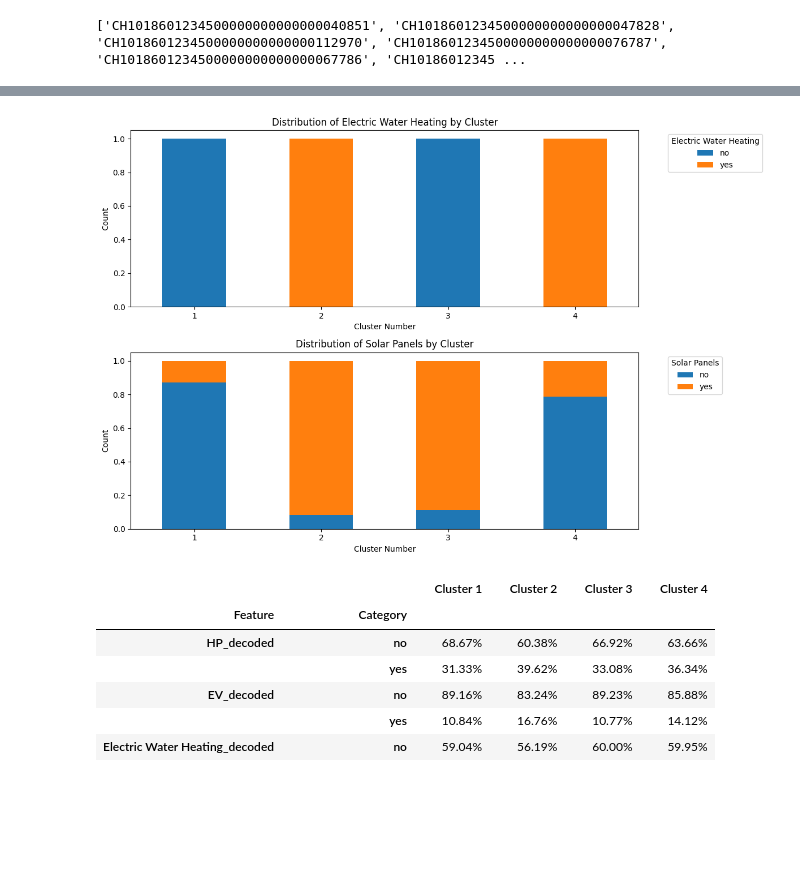
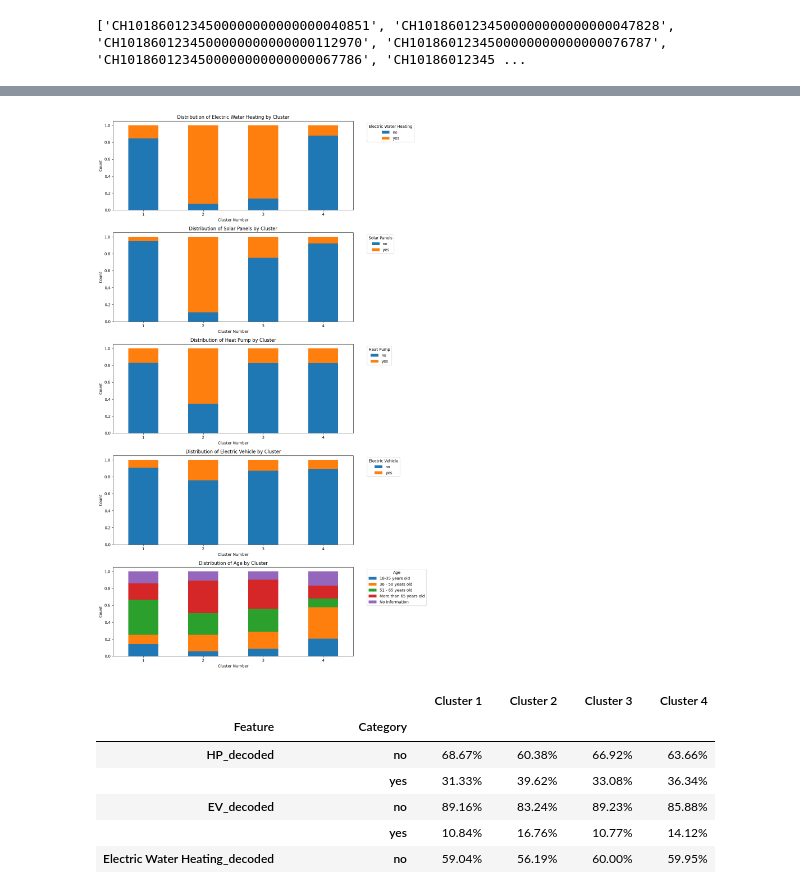
Before and after one commit to jasigrist/Customer_Segmentation_Lantern, a Jupyter notebook: KPrototypes/kPrototypes_Clustering.ipynb, the cells around one changed output, grey strips where cells are left out. Cells and saved outputs as stored; diff of their text form; code cells hidden in the pictures; blank space fills up the shorter version.

```diff
--- a/KPrototypes/kPrototypes_Clustering.ipynb
+++ b/KPrototypes/kPrototypes_Clustering.ipynb
@@ -56,7 +56,7 @@ Shape of the 3D array: (1464, 96, 1)
 # %%
 #read the file according to the filenames extracted before
 
-result_df = pl.read_csv(f'/Users/jansigrist/Documents/SP/Customer_Segmentation_Lantern/Results/hourly_avg_clustering_summer_category.csv')
+result_df = pl.read_csv(f'/Users/jansigrist/Documents/SP/Customer_Segmentation_Lantern/Results/hourly_avg_clustering_category.csv')
 
 order_dict = {house_id: i for i, house_id in enumerate(filename_list)}
 
@@ -89,6 +117,6 @@ print(ordered_result_df['house_id'].to_list()[:15])  # Preview first 10 house ID
 # %%
 # 5. Specify the categorical feature column indices (the last 3 columns)
-categorical_indices = list(range(combined_data.shape[1] - 3, combined_data.shape[1]))
+categorical_indices = list(range(combined_data.shape[1] - 5, combined_data.shape[1]))
 
 cluster_range = range(2, 17)  # Try 2-10 clusters
 
@@ -100,7 +128,7 @@ for n_clusters in cluster_range:
         init='Cao',
         verbose=0,
         max_iter=200,
-        gamma=5,
+        gamma=0,
         random_state=42,
         n_init=10
     )
@@ -146,7 +174,7 @@ kproto = KPrototypes(
     init='Cao',
     verbose=0,
     max_iter=200,
-    gamma=5,
+    gamma=2,
     random_state=42,
     n_init=10
 )
@@ -183,0 +216,22 @@ Cluster 4 size: 220
+# %%
+#decoded_categories = combined_data[:, -1].tolist()
+from pandas.api.types import CategoricalDtype
+
+decoded_age = pd.Series(combined_data[:, -1], dtype="object")
+age_cat_type = CategoricalDtype(categories=age_categories, ordered=False)
+decoded_age = decoded_age.astype(age_cat_type)
+
+#print(decoded_age)
+
+# Create DataFrame with cluster labels and decoded categorical feature
+df = pd.DataFrame({
+    'cluster': clusters,
+    'Age' : decoded_age.tolist(),
+    'Electric Water Heating': combined_data[:, -5].tolist(),
+    'Solar Panels': combined_data[:, -4].tolist(),
+    'Heat Pump': combined_data[:, -3].tolist(),
+    'Electric Vehicle': combined_data[:, -2].tolist(),
+})
+
+#df.insert(len(df.columns), 'Age', decoded_age.tolist())
+print(df.head())
@@ -184,45 +252,38 @@ Cluster 4 size: 220
 # %%
-#decoded_categories = combined_data[:, -1].tolist()
 
-# Create DataFrame with cluster labels and decoded categorical feature
-df = pd.DataFrame({
-    'cluster': clusters,
-    'Electric Water Heating': combined_data[:, -1].tolist(),
-    'Solar Panels': combined_data[:, -2].tolist()
-})
 
 # Number of categorical features to plot
-category_features = ['Electric Water Heating', 'Solar Panels']
+category_features = ['Electric Water Heating', 'Solar Panels', 'Heat Pump', 'Electric Vehicle', 'Age']
 n_features = len(category_features)
 
 fig, axes = plt.subplots(n_features, 1, figsize=(12, 4 * n_features))
 
 if n_features == 1:
     axes = [axes]
 
 for i, feature in enumerate(category_features):
     ax = axes[i]
 
     # Group and pivot data for plotting
     counts = df.groupby(['cluster', feature]).size().unstack(fill_value=0)
     proportions = counts.div(counts.sum(axis=1), axis=0)
 
     # Plot stacked bar chart
     proportions.plot(kind='bar', stacked=True, ax=ax)
 
     # Titles and labels
     ax.set_title(f'Distribution of {feature} by Cluster')
     ax.set_ylabel('Count')
     ax.set_xlabel('Cluster Number')
 
     # Rotate x-ticks for readability
     ax.set_xticklabels(ax.get_xticklabels(), rotation=0)
     ax.legend(title=feature, bbox_to_anchor=(1.05, 1), loc='upper left')
 
 plt.tight_layout()
 plt.show()
 # %% [output]
-[figure, old version]
+[figure, new version]
 # %%
 cluster_nums = [int(col.split()[1]) for col in final_table.columns]
 
```
Also changed, not shown: parts of 7 cells of this notebook, 4 other files.
